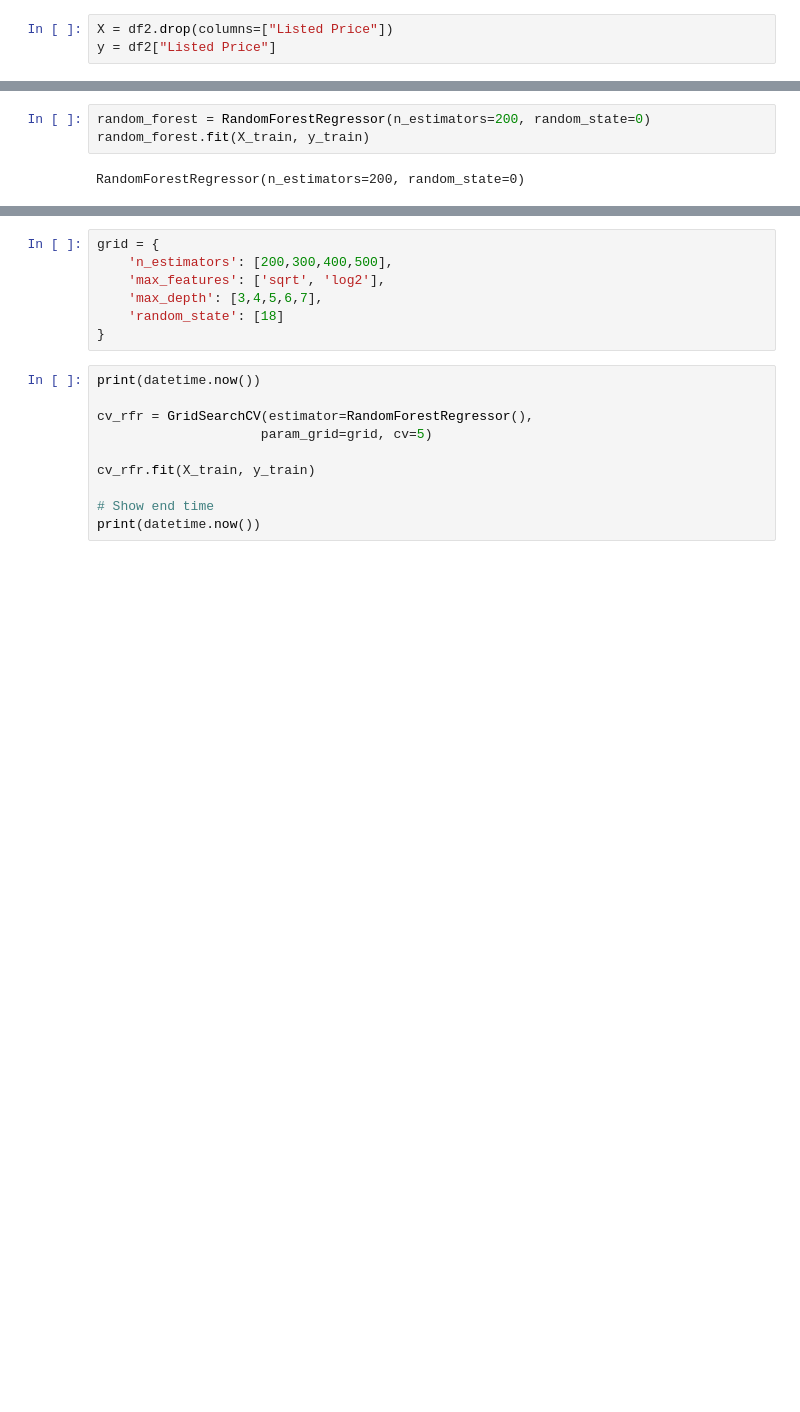
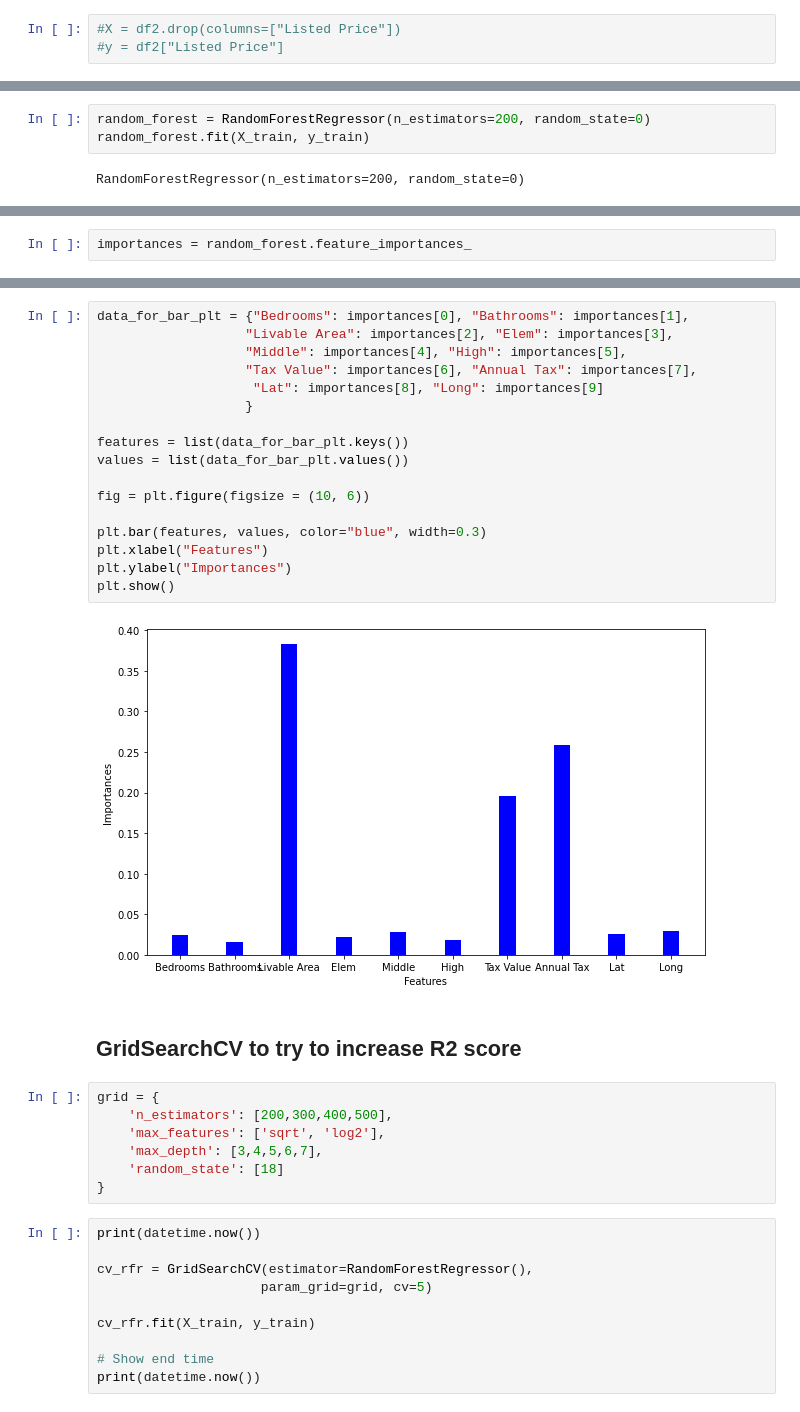
Before and after one commit to sadeedadnan/ECS-171-machine-learning-project-, a Jupyter notebook: Random Forest.ipynb, the cells around one changed output, grey strips where cells are left out. Saved outputs shown, nothing was run; the diff lists cells and outputs as text; blank space fills up the shorter version.

```diff
--- a/Random Forest.ipynb
+++ b/Random Forest.ipynb
@@ -207,8 +177,8 @@ corr_df.corr()
 X = df.drop(columns=["Listed Price"])
 y = df["Listed Price"]
 # %%
-X = df2.drop(columns=["Listed Price"])
-y = df2["Listed Price"]
+#X = df2.drop(columns=["Listed Price"])
+#y = df2["Listed Price"]
 # %%
 X_train, X_test, y_train, y_test = train_test_split(X, y, test_size=.2, random_state=21)
 print(X_train.shape)
@@ -302,0 +252,2 @@ plt.show()
+# %%
+importances = random_forest.feature_importances_
@@ -303,3 +274,24 @@ plt.show()
+# %%
+data_for_bar_plt = {"Bedrooms": importances[0], "Bathrooms": importances[1],
+                   "Livable Area": importances[2], "Elem": importances[3],
+                   "Middle": importances[4], "High": importances[5],
+                   "Tax Value": importances[6], "Annual Tax": importances[7],
+                    "Lat": importances[8], "Long": importances[9]
+                   }
+
+features = list(data_for_bar_plt.keys())
+values = list(data_for_bar_plt.values())
+
+fig = plt.figure(figsize = (10, 6))
+
+plt.bar(features, values, color="blue", width=0.3)
+plt.xlabel("Features")
+plt.ylabel("Importances")
+plt.show()
+# %% [output]
+[figure, added]
+# %% [markdown]
+## GridSearchCV to try to increase R2 score
 # %%
 grid = {
     'n_estimators': [200,300,400,500],
```
Also changed, not shown: parts of 41 cells of this notebook, 3 other files.
